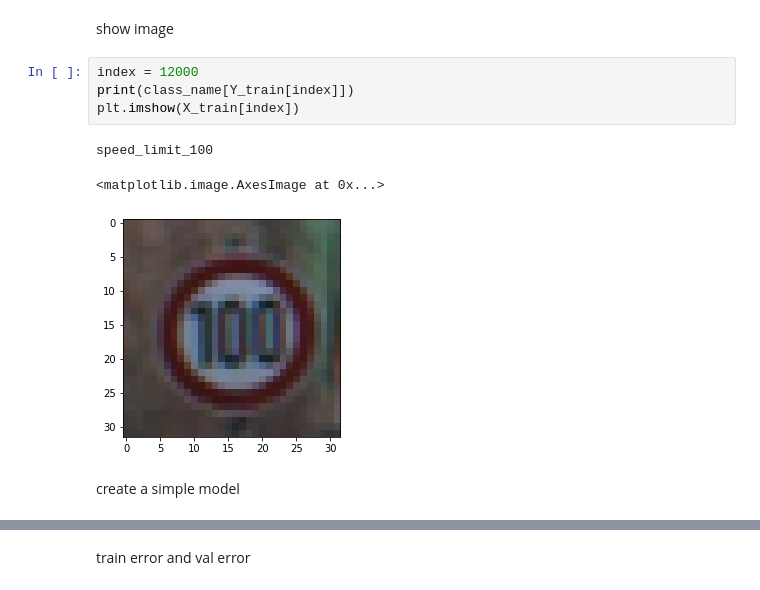
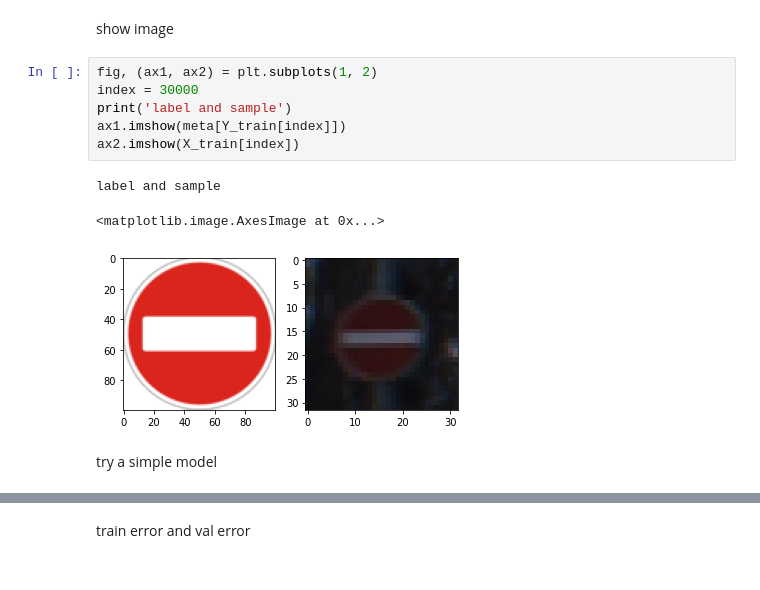
Before and after one commit to luoyuhan011/309CourseWork2, a Jupyter notebook: 309CourseWork2.ipynb, the cells around one changed output, grey strips where cells are left out. Cells and saved outputs as stored; diff of their text form.

```diff
--- a/309CourseWork2.ipynb
+++ b/309CourseWork2.ipynb
@@ -41,14 +65,16 @@ feature scale
 X_train = X_train/255
 # %% [markdown]
 show image
-# %%
-index = 12000
-print(class_name[Y_train[index]])
-plt.imshow(X_train[index])
-# %% [output]
-speed_limit_100
-<matplotlib.image.AxesImage at 0x...>
-[figure, removed]
+# %%
+fig, (ax1, ax2) = plt.subplots(1, 2)
+index = 30000
+print('label and sample')
+ax1.imshow(meta[Y_train[index]])
+ax2.imshow(X_train[index])
+# %% [output]
+label and sample
+<matplotlib.image.AxesImage at 0x...>
+[figure, added]
 # %% [markdown]
-create a simple model
+try a simple model
 # %%
```
Also changed, not shown: parts of 12 cells of this notebook.
